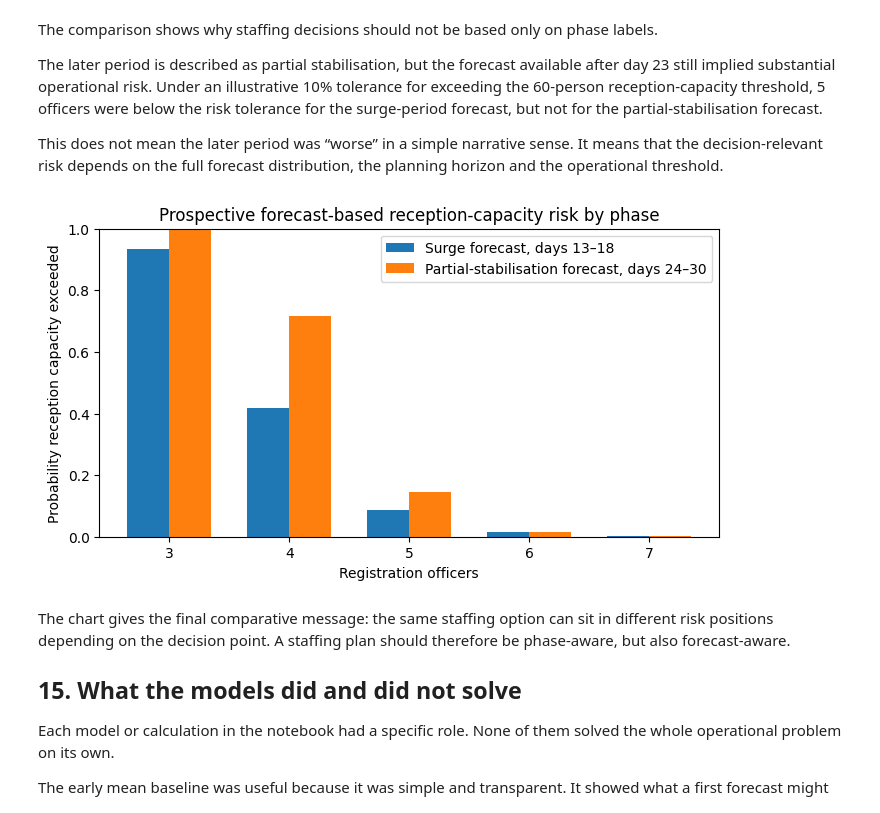
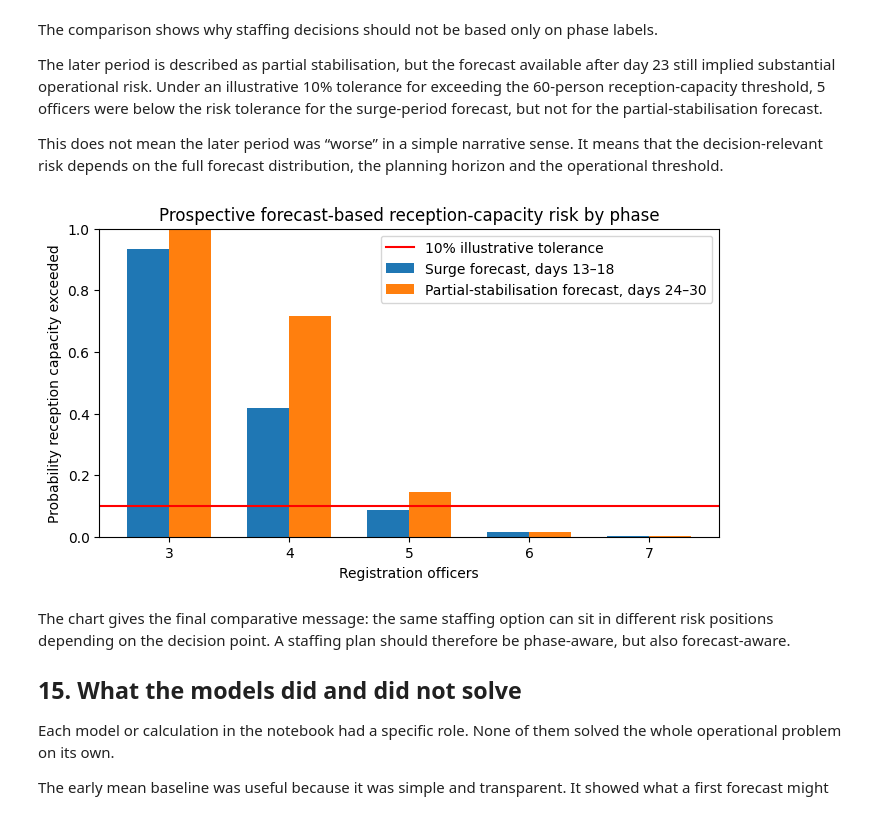
Before and after one commit to kcsongor011/humanitarian_decision_toolkit, a Jupyter notebook: notebooks/forecasting/arrival_dynamics_1_short_term_border_arrivals.ipynb, the cells around one changed output. Cells and saved outputs as stored; diff of their text form; code cells hidden in the pictures.

```diff
--- a/notebooks/forecasting/arrival_dynamics_1_short_term_border_arrivals.ipynb
+++ b/notebooks/forecasting/arrival_dynamics_1_short_term_border_arrivals.ipynb
@@ -1420,8 +1455,8 @@ for officers in staffing_options:
             "peak_backlog": realised_backlog["backlog_end"].max(),
             "final_backlog": realised_backlog["backlog_end"].iloc[-1],
             "backlog_person_days": realised_backlog["backlog_end"].sum(),
-            "days_exceeding_60_person_threshold": int(realised_backlog["threshold_exceeded"].sum()),
-            "ever_exceeded": bool(realised_backlog["threshold_exceeded"].any()),
+            "days_exceeding_60_person_threshold": int(realised_backlog["reception_capacity_exceeded"].sum()),
+            "ever_exceeded": bool(realised_backlog["reception_capacity_exceeded"].any()),
         }
     )
 
@@ -1436,5 +1471,5 @@ realised_backlog_summary.rename(
         "days_exceeding_60_person_threshold": "Days above 60-person threshold",
         "ever_exceeded": "Ever exceeded",
     }
-)
+).style.hide(axis="index")
 # %% [output]
@@ -1578,33 +1682,34 @@ This does not mean the later period was “worse” in a simple narrative sense.
 # %%
 part_iv_chart_data = part_iv_phase_comparison.copy()
 part_iv_phases = part_iv_chart_data["Planning context"].drop_duplicates().tolist()
 part_iv_officers = sorted(part_iv_chart_data["officers"].unique())
 bar_width = 0.35
 x_positions = range(len(part_iv_officers))
 
 fig, ax = plt.subplots(figsize=(8, 4))
 for index, phase in enumerate(part_iv_phases):
     phase_data = part_iv_chart_data.loc[
         part_iv_chart_data["Planning context"] == phase
     ].set_index("officers")
     offsets = [position + (index - 0.5) * bar_width for position in x_positions]
     ax.bar(
         offsets,
         phase_data.loc[part_iv_officers, "probability_reception_capacity_exceeded"],
         width=bar_width,
         label=phase,
     )
 
 ax.set_xticks(list(x_positions))
 ax.set_xticklabels(part_iv_officers)
 ax.set_xlabel("Registration officers")
 ax.set_ylabel("Probability reception capacity exceeded")
 ax.set_title("Prospective forecast-based reception-capacity risk by phase")
 ax.set_ylim(0, 1)
+ax.axhline(0.10, color="red", label="10% illustrative tolerance")
 ax.legend()
 plt.show()
 # %% [output]
-[figure, old version]
+[figure, new version]
 # %% [markdown]
 The chart gives the final comparative message: the same staffing option can sit in different risk positions depending on the decision point. A staffing plan should therefore be phase-aware, but also forecast-aware.
 
```
Also changed, not shown: parts of 38 cells of this notebook.
